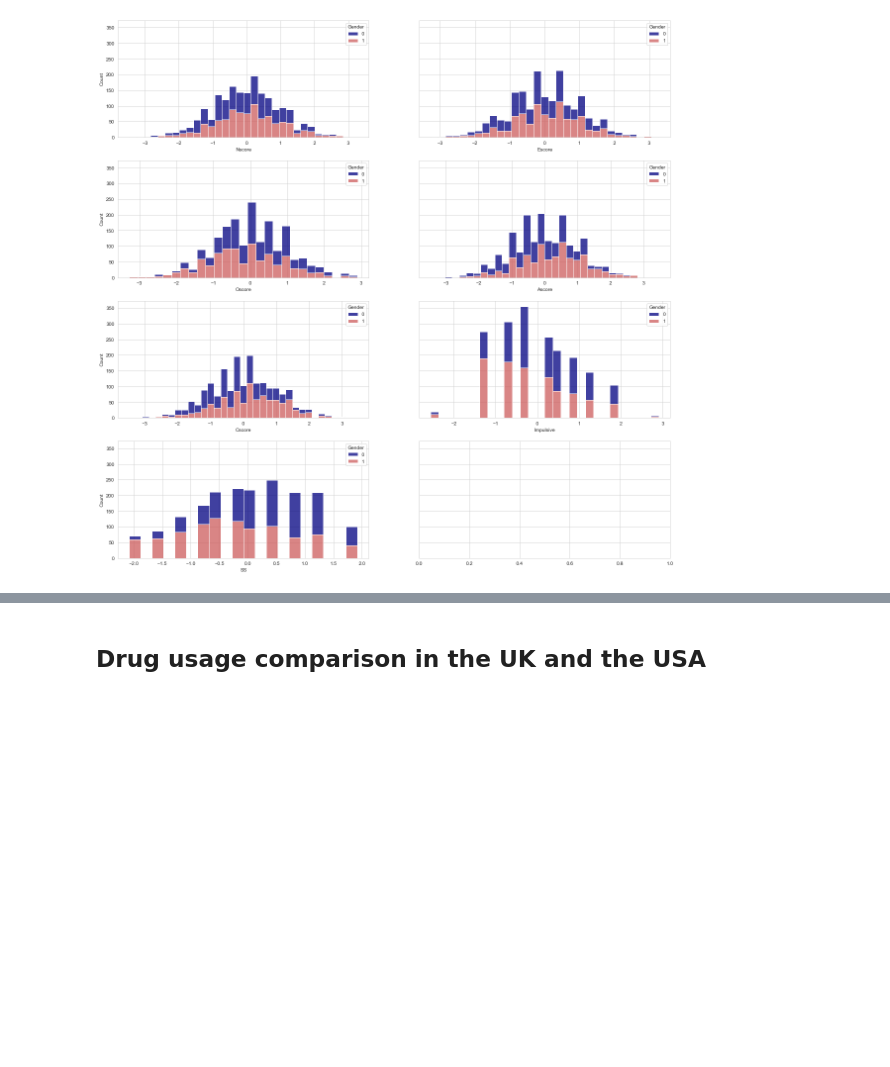
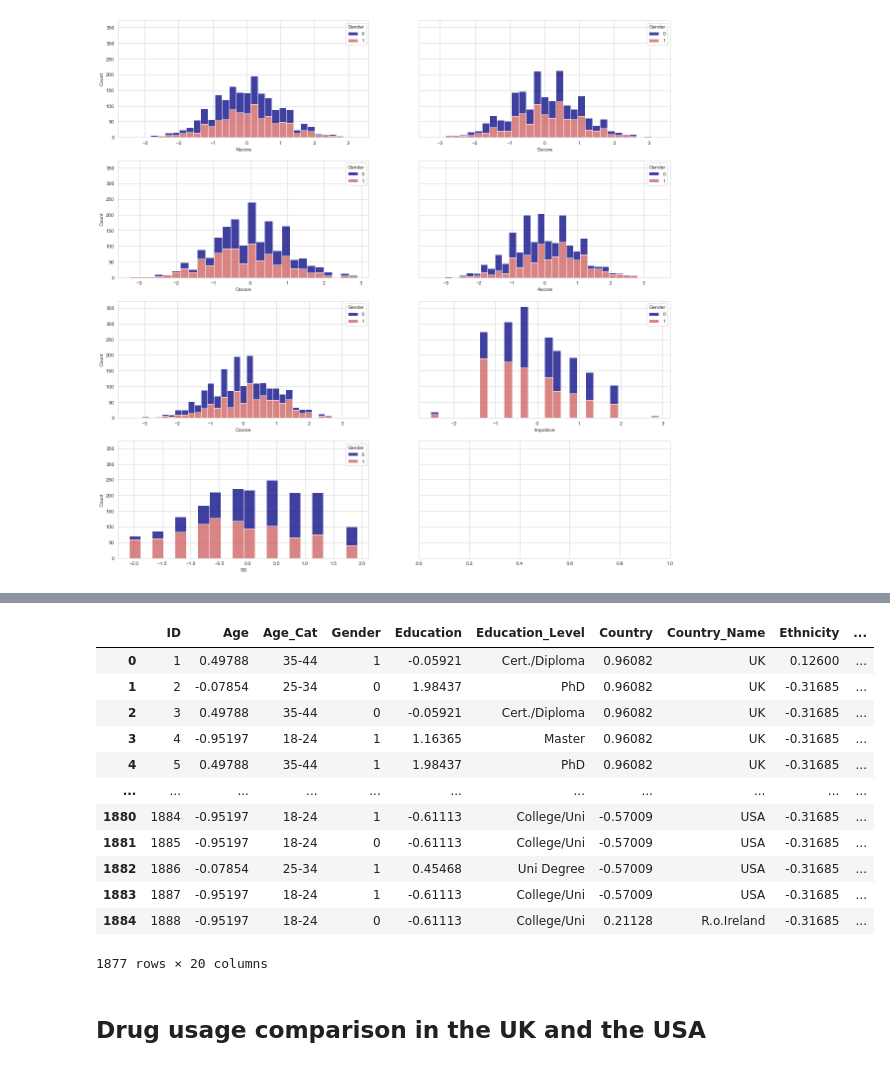
Before and after one commit to SebastianRoetten/Personality_vs_drug_use, a Jupyter notebook: EDA_Laura.ipynb, the cells around one changed output, grey strips where cells are left out. Saved outputs shown, nothing was run; the diff lists cells and outputs as text; code cells hidden in the pictures; blank space fills up the shorter version.

```diff
--- a/EDA_Laura.ipynb
+++ b/EDA_Laura.ipynb
@@ -198,3 +286,36 @@ sns.histplot(data=df1, x="SS", hue='Gender', multiple="stack", ax=axes[3][0])
+# %%
+drugs1=["Alcohol_Cat", "Caff_Cat", "Cannabis_Cat", "Choc_Cat", "Nicotine_Cat"]
+df2['Group1_drugs']= df_group1_drugs["Alcohol_Cat"] + df_group1_drugs["Caff_Cat"] + df_group1_drugs["Cannabis_Cat"] + df_group1_drugs["Choc_Cat"] + df_group1_drugs["Nicotine_Cat"]
+df2['Group1_drugs'] = df2['Group1_drugs'].apply(lambda x: 1 if x > 0 else 0)
+# %%
+drugs2=["Amphet_Cat", "Benzos_Cat", "Coke_Cat", "Ecstasy_Cat", "Legalh_Cat", "LSD_Cat", "Shrooms_Cat"]
+df2['Group2_drugs']= df_group2_drugs["Amphet_Cat"] + df_group2_drugs["Benzos_Cat"] + df_group2_drugs["Coke_Cat"] + df_group2_drugs["Ecstasy_Cat"] + df_group2_drugs["Legalh_Cat"] + df_group2_drugs["LSD_Cat"]+ df_group2_drugs["Shrooms_Cat"]
+df2['Group2_drugs'] = df2['Group2_drugs'].apply(lambda x: 1 if x > 0 else 0)
+# %%
+drugs3=["Amyl_Cat", "Crack_Cat", "Heroin_Cat", "Ketamine_Cat", "Meth_Cat", "VSA_Cat"]
+df2['Group3_drugs']= df_group3_drugs["Amyl_Cat"] + df_group3_drugs["Crack_Cat"] + df_group3_drugs["Heroin_Cat"] + df_group3_drugs["Ketamine_Cat"] + df_group3_drugs["Meth_Cat"] + df_group3_drugs["VSA_Cat"]
+df2['Group3_drugs'] = df2['Group3_drugs'].apply(lambda x: 1 if x > 0 else 0)
+# %%
+df2.drop(["Alcohol", "Amphet", "Amyl", "Benzos", "Caff", "Cannabis", "Choc", "Coke", "Crack","Ecstasy", "Heroin", "Ketamine",
+          "Legalh", "LSD", "Meth", "Shrooms", "Nicotine", "VSA", "Alcohol_Cat", "Amphet_Cat", "Amyl_Cat", "Benzos_Cat", "Caff_Cat",
+          "Cannabis_Cat", "Choc_Cat", "Coke_Cat", "Crack_Cat","Ecstasy_Cat", "Heroin_Cat", "Ketamine_Cat", "Legalh_Cat", "LSD_Cat",
+          "Meth_Cat", "Shrooms_Cat", "Nicotine_Cat", "VSA_Cat"], axis=1, inplace=True)
+# %%
+df2
+# %% [output]
+|  | ID | Age | Age_Cat | Gender | Education | Education_Level | Country | Country_Name | Ethnicity | ... |
+| 0 | 1 | 0.49788 | 35-44 | 1 | -0.05921 | Cert./Diploma | 0.96082 | UK | 0.12600 | ... |
+| 1 | 2 | -0.07854 | 25-34 | 0 | 1.98437 | PhD | 0.96082 | UK | -0.31685 | ... |
+| 2 | 3 | 0.49788 | 35-44 | 0 | -0.05921 | Cert./Diploma | 0.96082 | UK | -0.31685 | ... |
+| 3 | 4 | -0.95197 | 18-24 | 1 | 1.16365 | Master | 0.96082 | UK | -0.31685 | ... |
+| 4 | 5 | 0.49788 | 35-44 | 1 | 1.98437 | PhD | 0.96082 | UK | -0.31685 | ... |
+| ... | ... | ... | ... | ... | ... | ... | ... | ... | ... | ... |
+| 1880 | 1884 | -0.95197 | 18-24 | 1 | -0.61113 | College/Uni | -0.57009 | USA | -0.31685 | ... |
+| 1881 | 1885 | -0.95197 | 18-24 | 0 | -0.61113 | College/Uni | -0.57009 | USA | -0.31685 | ... |
+| 1882 | 1886 | -0.07854 | 25-34 | 1 | 0.45468 | Uni Degree | -0.57009 | USA | -0.31685 | ... |
+| 1883 | 1887 | -0.95197 | 18-24 | 1 | -0.61113 | College/Uni | -0.57009 | USA | -0.31685 | ... |
+| 1884 | 1888 | -0.95197 | 18-24 | 0 | -0.61113 | College/Uni | 0.21128 | R.o.Ireland | -0.31685 | ... |
+1877 rows × 20 columns
 # %% [markdown]
 ## Drug usage comparison in the UK and the USA
 # %% [markdown]
```
Also changed, not shown: parts of 28 cells of this notebook.
